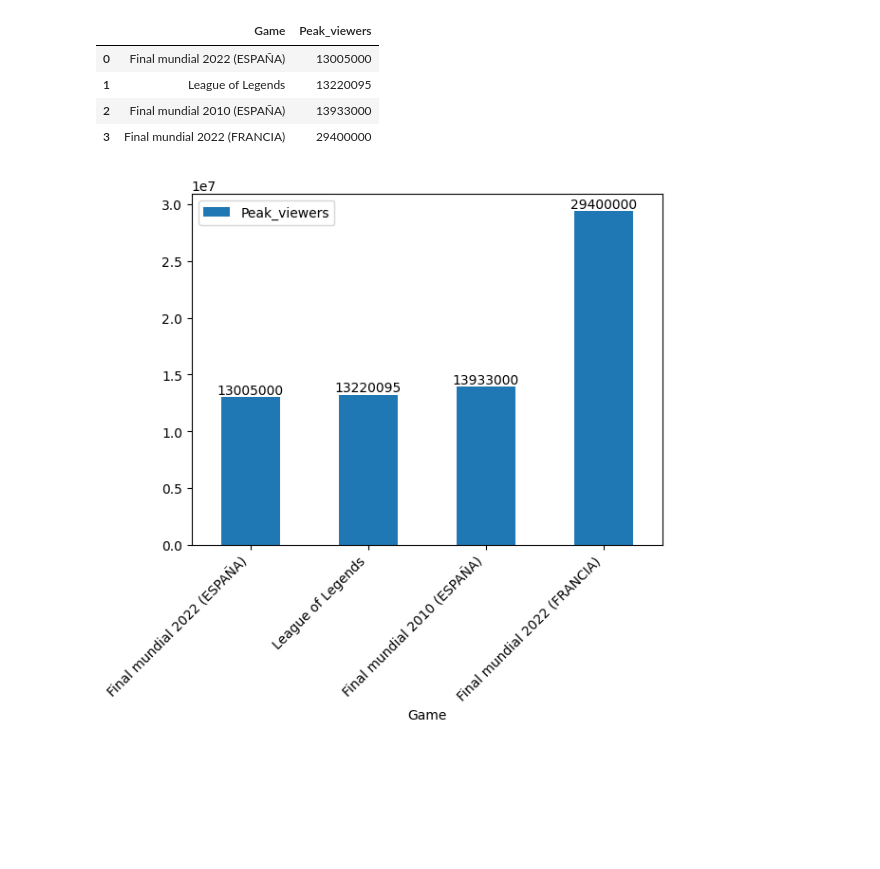
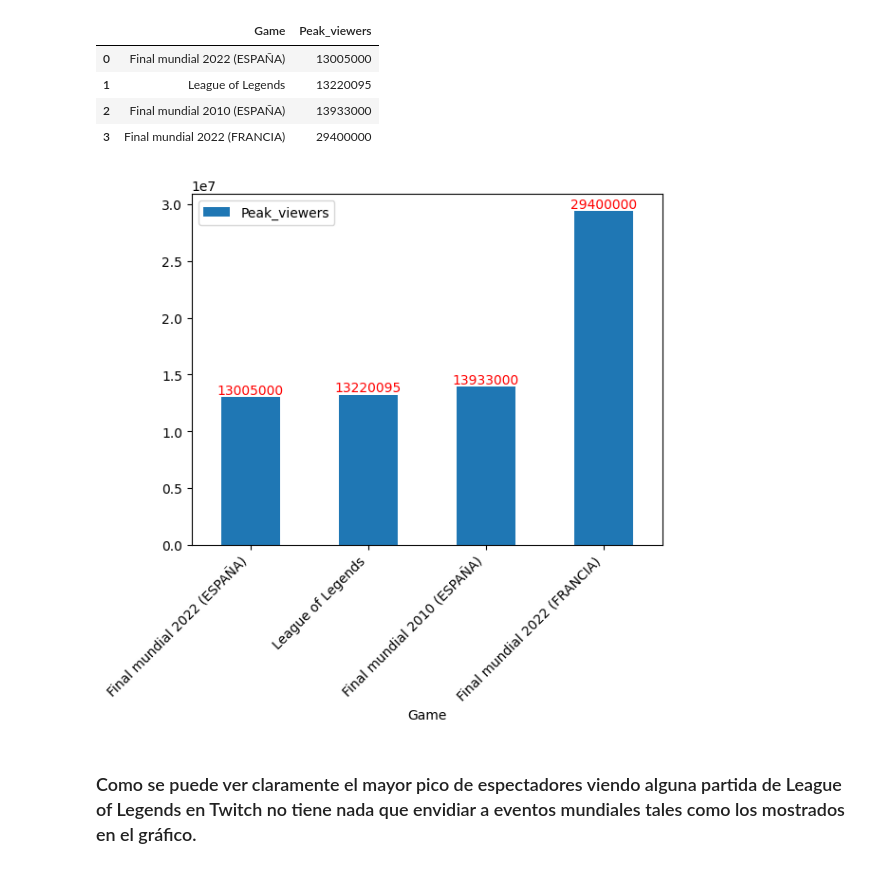
Before and after one commit to antoja97/EDA_LOL, a Jupyter notebook: comienzo.ipynb, the cells around one changed output. Drawn from its saved outputs; the diff is of its cells as text; code cells hidden in the pictures; blank space fills up the shorter version.

```diff
--- a/comienzo.ipynb
+++ b/comienzo.ipynb
@@ -861,9 +849,11 @@ comp
 | 3 | Final mundial 2022 (FRANCIA) | 29400000 |
 # %%
 ax=comp.plot.bar(x="Game", y="Peak_viewers")
-ax.set_xticklabels(comp['Game'], rotation=45, ha='right')
+ax.set_xticklabels(comp['Game'], rotation=45, size=10,ha='right')
 
 for i, val in enumerate(comp['Peak_viewers']):
-    ax.annotate(str(val), xy=(i, val), ha='center', va='bottom')
+    ax.annotate(str(val), xy=(i, val), ha='center', va='bottom', color="red")
 # %% [output]
-[figure, old version]
+[figure, new version]
+# %% [markdown]
+### Como se puede ver claramente el mayor pico de espectadores viendo alguna partida de League of Legends en Twitch no tiene nada que envidiar a eventos mundiales tales como los mostrados en el gráfico.
```
Also changed, not shown: parts of 4 cells of this notebook.
